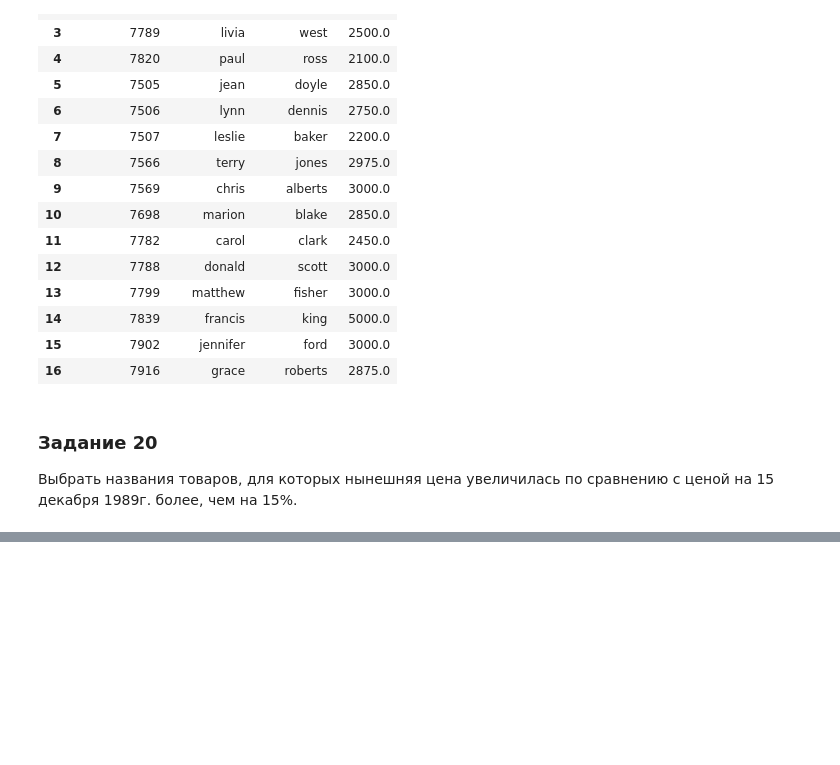
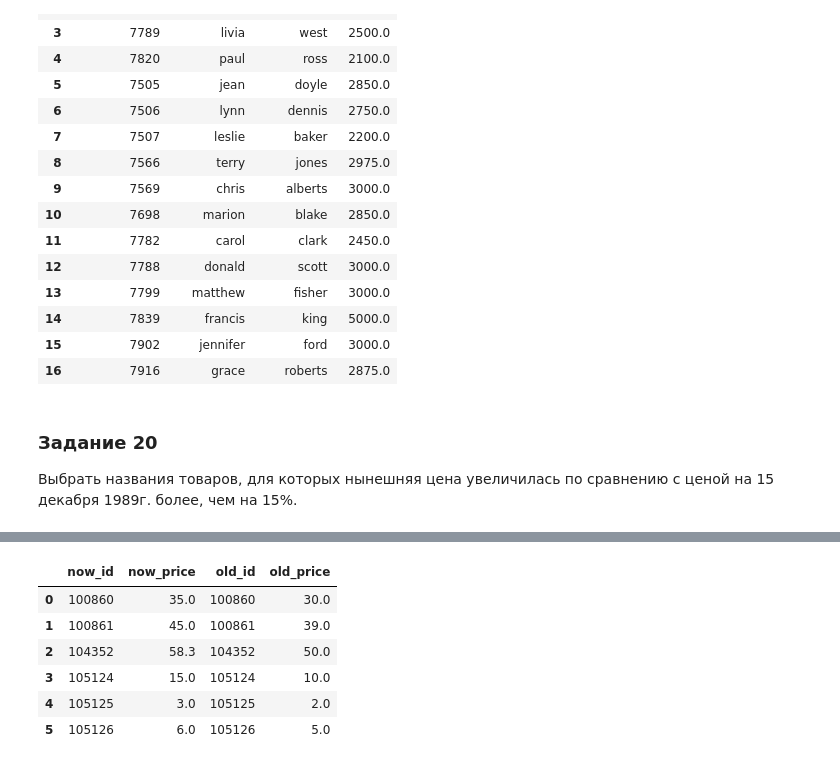
Before and after one commit to theysee/sberbank_reboot, a Jupyter notebook: Поток_3_Практика_к_занятию_5.ipynb, the cells around one changed output, grey strips where cells are left out. Drawn from its saved outputs; the diff is of its cells as text; code cells hidden in the pictures; blank space fills up the shorter version.

```diff
--- a/Поток_3_Практика_к_занятию_5.ipynb
+++ b/Поток_3_Практика_к_занятию_5.ipynb
@@ -649,0 +648,35 @@ pd.read_sql_query('''
+# %%
+pd.read_sql_query('''
+  SELECT
+    price.product_id AS now_id,
+    price.list_price AS now_price,
+    result.product_id AS old_id,
+    result.old_price
+  FROM
+    price
+    JOIN
+      ( SELECT
+          price.product_id,
+          price.list_price AS 'old_price',
+          price.start_date AS 'old_start_date',
+          price.end_date AS 'old_end_date'
+        FROM
+          price
+        WHERE
+          price.start_date<'19891215' AND price.end_date>'19891215') AS result
+    ON price.product_id=result.product_id
+  WHERE
+    price.product_id=result.product_id
+    AND
+      price.end_date IS NULL
+    AND
+      price.list_price>result.old_price*1.15
+''', conn)
+# %% [output]
+|  | now_id | now_price | old_id | old_price |
+| 0 | 100860 | 35.0 | 100860 | 30.0 |
+| 1 | 100861 | 45.0 | 100861 | 39.0 |
+| 2 | 104352 | 58.3 | 104352 | 50.0 |
+| 3 | 105124 | 15.0 | 105124 | 10.0 |
+| 4 | 105125 | 3.0 | 105125 | 2.0 |
+| 5 | 105126 | 6.0 | 105126 | 5.0 |
```
Also changed, not shown: parts of 3 cells of this notebook.
